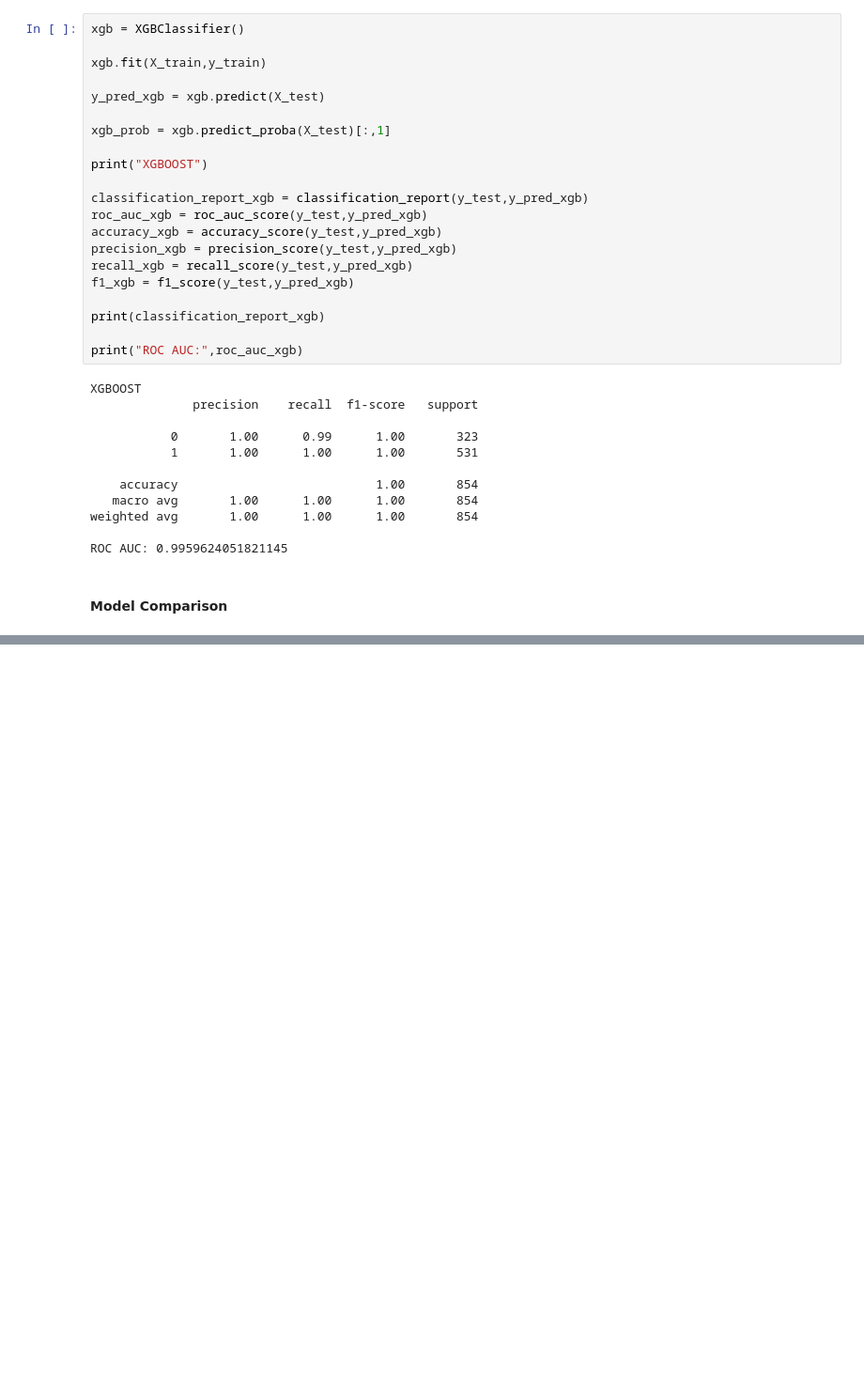
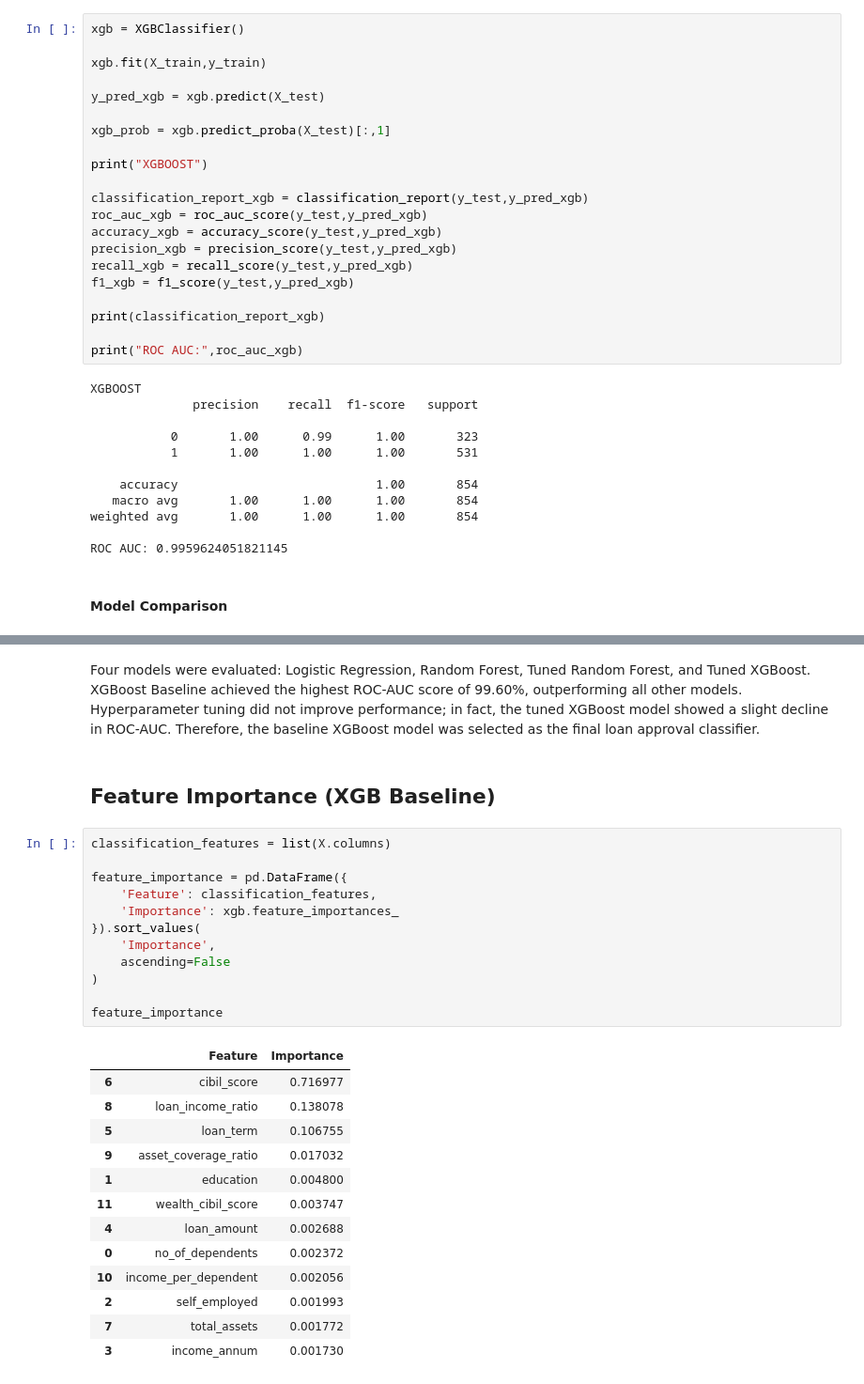
Before and after one commit to AnuragS73/2-Stage-Loan-Approval-System, a Jupyter notebook: notebook/loan_status_prediction_classification.ipynb, the cells around one changed output, grey strips where cells are left out. Shown at 94% size. Cells and saved outputs as stored; diff of their text form; blank space fills up the shorter version.

```diff
--- a/notebook/loan_status_prediction_classification.ipynb
+++ b/notebook/loan_status_prediction_classification.ipynb
@@ -218,0 +401,30 @@ results.sort_values('ROC_AUC',ascending=False)
+# %% [markdown]
+Four models were evaluated: Logistic Regression, Random Forest, Tuned Random Forest, and Tuned XGBoost. XGBoost Baseline achieved the highest ROC-AUC score of 99.60%, outperforming all other models. Hyperparameter tuning did not improve performance; in fact, the tuned XGBoost model showed a slight decline in ROC-AUC. Therefore, the baseline XGBoost model was selected as the final loan approval classifier.
+# %% [markdown]
+## Feature Importance (XGB Baseline)
+# %%
+classification_features = list(X.columns)
+
+feature_importance = pd.DataFrame({
+    'Feature': classification_features,
+    'Importance': xgb.feature_importances_
+}).sort_values(
+    'Importance',
+    ascending=False
+)
+
+feature_importance
+# %% [output]
+|  | Feature | Importance |
+| 6 | cibil_score | 0.716977 |
+| 8 | loan_income_ratio | 0.138078 |
+| 5 | loan_term | 0.106755 |
+| 9 | asset_coverage_ratio | 0.017032 |
+| 1 | education | 0.004800 |
+| 11 | wealth_cibil_score | 0.003747 |
+| 4 | loan_amount | 0.002688 |
+| 0 | no_of_dependents | 0.002372 |
+| 10 | income_per_dependent | 0.002056 |
+| 2 | self_employed | 0.001993 |
+| 7 | total_assets | 0.001772 |
+| 3 | income_annum | 0.001730 |
```
Also changed, not shown: parts of 23 cells of this notebook, 1 other file.
